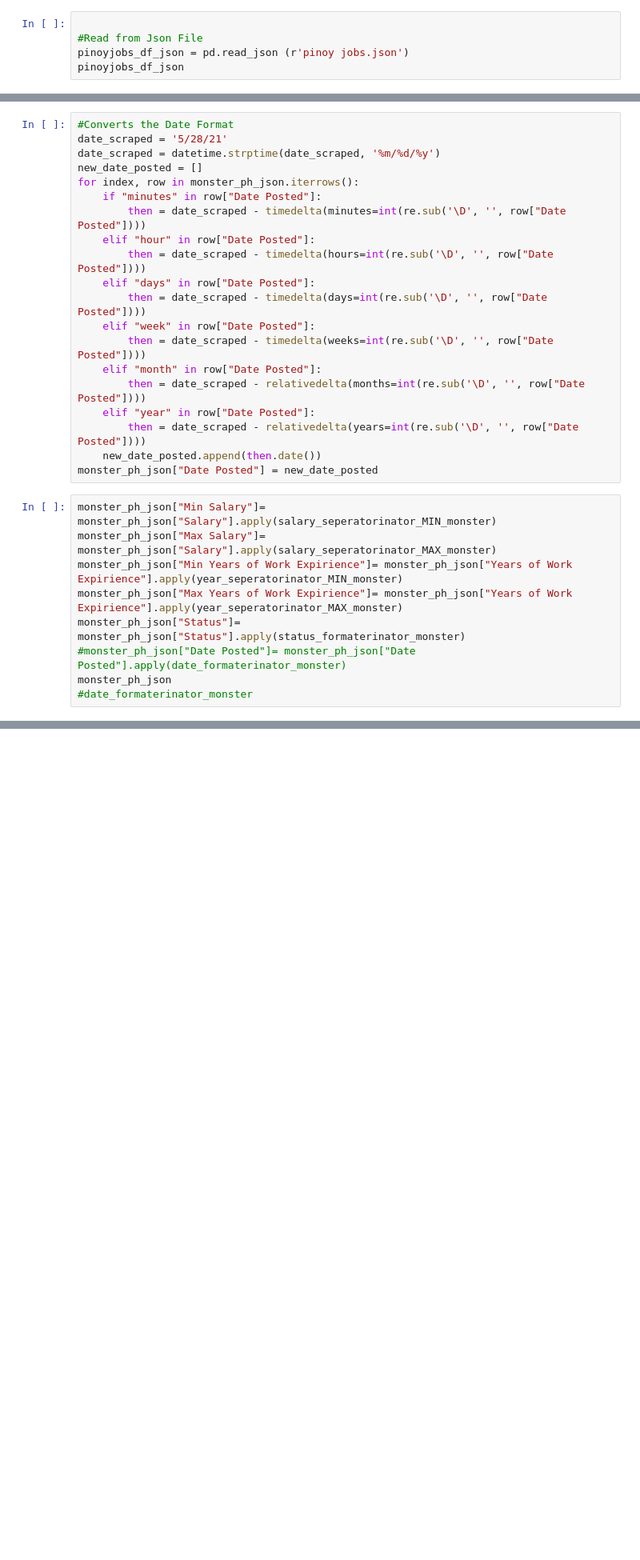
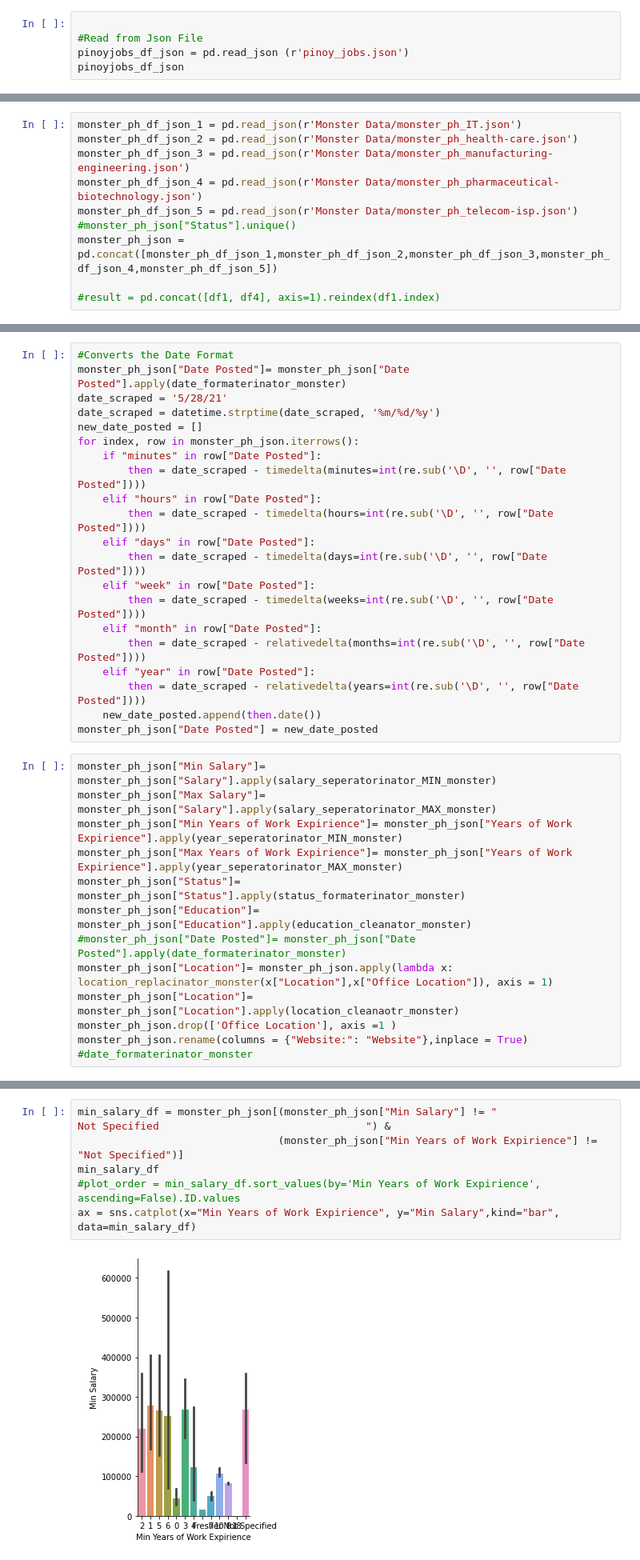
Before and after one commit to mcbsanchez/Trifacta-DATAPRE, a Jupyter notebook: MCO1/Trifacta_Jobs_Compiled.ipynb, the cells around one changed output, grey strips where cells are left out. Shown: that part at 80% size. Saved outputs shown, nothing was run; the diff lists cells and outputs as text; blank space fills up the shorter version.

Commit message:
Update Notebook
Update Notebook
Compiled all the data

```diff
--- a/MCO1/Trifacta_Jobs_Compiled.ipynb
+++ b/MCO1/Trifacta_Jobs_Compiled.ipynb
@@ -699,7 +710,7 @@ pinoy_jobs_df
 # %%
 
 #Read from Json File
-pinoyjobs_df_json = pd.read_json (r'pinoy jobs.json')
+pinoyjobs_df_json = pd.read_json (r'pinoy_jobs.json')
 pinoyjobs_df_json
 # %% [output]
 |  | Website | Job Title | Category | Company | Date Posted | Location | Status | Salary | Education | ... |
@@ -1151,0 +1141,10 @@ def status_formaterinator_monster(status):
+# %%
+monster_ph_df_json_1 = pd.read_json(r'Monster Data/monster_ph_IT.json')
+monster_ph_df_json_2 = pd.read_json(r'Monster Data/monster_ph_health-care.json')
+monster_ph_df_json_3 = pd.read_json(r'Monster Data/monster_ph_manufacturing-engineering.json')
+monster_ph_df_json_4 = pd.read_json(r'Monster Data/monster_ph_pharmaceutical-biotechnology.json')
+monster_ph_df_json_5 = pd.read_json(r'Monster Data/monster_ph_telecom-isp.json')
+#monster_ph_json["Status"].unique()
+monster_ph_json = pd.concat([monster_ph_df_json_1,monster_ph_df_json_2,monster_ph_df_json_3,monster_ph_df_json_4,monster_ph_df_json_5])
+
+#result = pd.concat([df1, df4], axis=1).reindex(df1.index)
@@ -1152,12 +1272,13 @@ def status_formaterinator_monster(status):
 # %%
 #Converts the Date Format
+monster_ph_json["Date Posted"]= monster_ph_json["Date Posted"].apply(date_formaterinator_monster)
 date_scraped = '5/28/21'
 date_scraped = datetime.strptime(date_scraped, '%m/%d/%y')
 new_date_posted = []
 for index, row in monster_ph_json.iterrows():
     if "minutes" in row["Date Posted"]:
         then = date_scraped - timedelta(minutes=int(re.sub('\D', '', row["Date Posted"])))
-    elif "hour" in row["Date Posted"]:
+    elif "hours" in row["Date Posted"]:
         then = date_scraped - timedelta(hours=int(re.sub('\D', '', row["Date Posted"])))
     elif "days" in row["Date Posted"]:
         then = date_scraped - timedelta(days=int(re.sub('\D', '', row["Date Posted"])))
@@ -1175,6 +1296,10 @@ monster_ph_json["Max Salary"]= monster_ph_json["Salary"].apply(salary_seperatori
 monster_ph_json["Min Years of Work Expirience"]= monster_ph_json["Years of Work Expirience"].apply(year_seperatorinator_MIN_monster)
 monster_ph_json["Max Years of Work Expirience"]= monster_ph_json["Years of Work Expirience"].apply(year_seperatorinator_MAX_monster)
 monster_ph_json["Status"]= monster_ph_json["Status"].apply(status_formaterinator_monster)
+monster_ph_json["Education"]= monster_ph_json["Education"].apply(education_cleanator_monster)
 #monster_ph_json["Date Posted"]= monster_ph_json["Date Posted"].apply(date_formaterinator_monster)
-monster_ph_json
+monster_ph_json["Location"]= monster_ph_json.apply(lambda x: location_replacinator_monster(x["Location"],x["Office Location"]), axis = 1)
+monster_ph_json["Location"]= monster_ph_json["Location"].apply(location_cleanaotr_monster)
+monster_ph_json.drop(['Office Location'], axis =1 )
+monster_ph_json.rename(columns = {"Website:": "Website"},inplace = True)
 #date_formaterinator_monster
@@ -1194,0 +1333,8 @@ monster_ph_json
+# %%
+min_salary_df = monster_ph_json[(monster_ph_json["Min Salary"] != "                                      Not Specified                                 ") &
+                                (monster_ph_json["Min Years of Work Expirience"] != "Not Specified")]
+min_salary_df
+#plot_order = min_salary_df.sort_values(by='Min Years of Work Expirience', ascending=False).ID.values
+ax = sns.catplot(x="Min Years of Work Expirience", y="Min Salary",kind="bar", data=min_salary_df)
+# %% [output]
+[figure, added]
```
Also changed, not shown: parts of 35 cells of this notebook, 1 other file.
